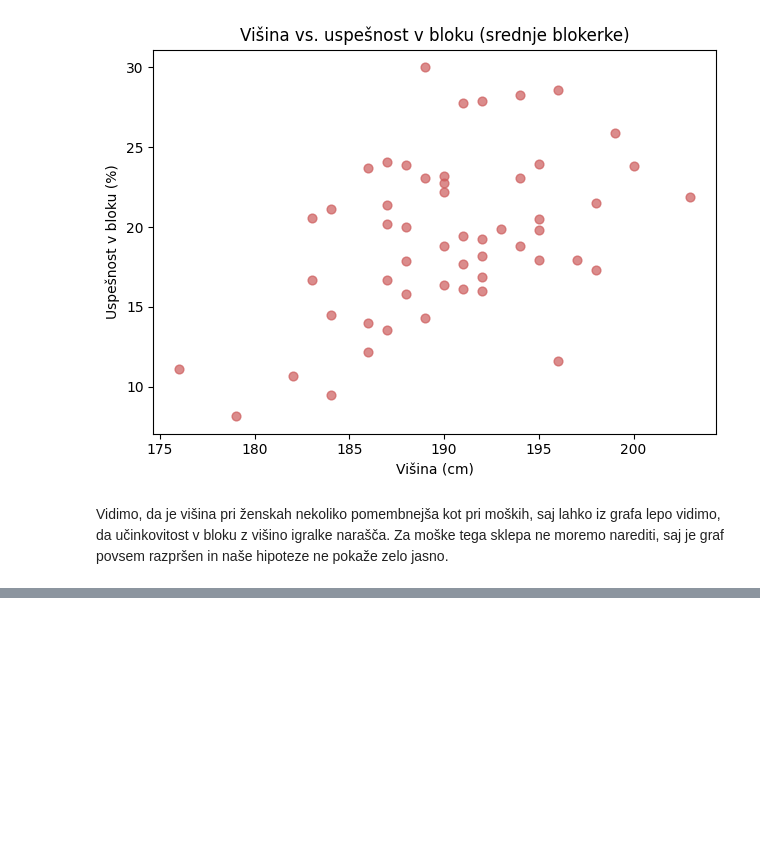
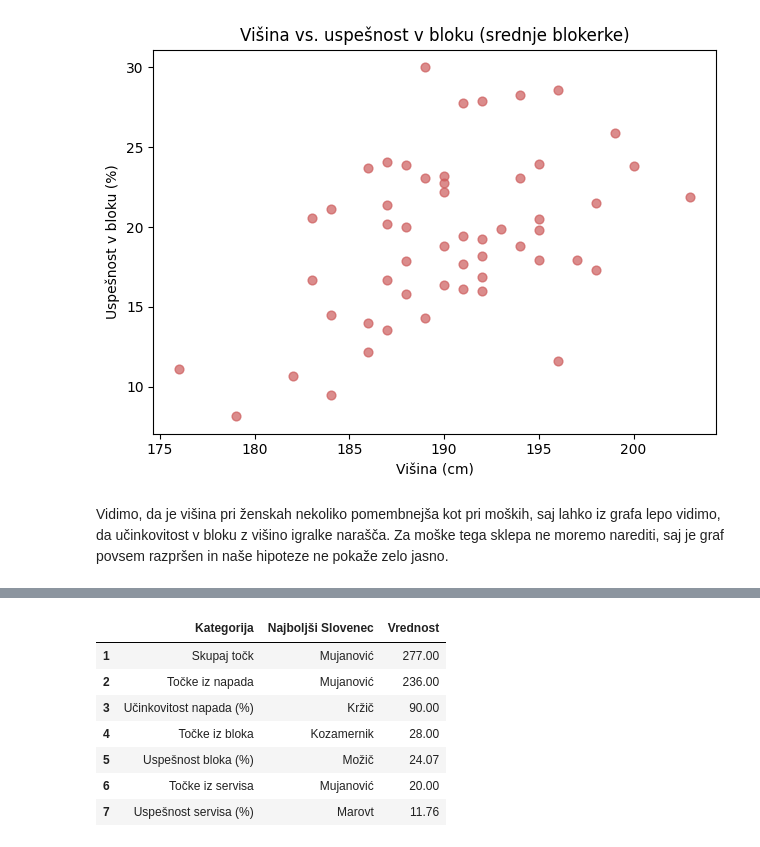
Before and after one commit to mijastijepic/UVP_projektna_naloga, a Jupyter notebook: analiza_podatkov.ipynb, the cells around one changed output, grey strips where cells are left out. Drawn from its saved outputs; the diff is of its cells as text; code cells hidden in the pictures; blank space fills up the shorter version.

```diff
--- a/analiza_podatkov.ipynb
+++ b/analiza_podatkov.ipynb
@@ -403,0 +408,41 @@ Vidimo, da je višina pri ženskah nekoliko pomembnejša kot pri moških, saj la
+# %%
+slovenija_moski = igralci[(igralci["drzava"] == "Slovenija")]
+
+stolpci_za_analizo = {
+    "tocke_skupaj": "Skupaj točk",
+    "tocke_napad": "Točke iz napada",
+    "ucinkovitost_napad": "Učinkovitost napada (%)",
+    "tocke_blok": "Točke iz bloka",
+    "uspesnost_blok": "Uspešnost bloka (%)",
+    "tocke_servis": "Točke iz servisa",
+    "uspesnost_servis": "Uspešnost servisa (%)",
+}
+
+najboljsi_po_kategorijah = []
+
+for stolpec, ime_kategorije in stolpci_za_analizo.items():
+
+    podatki = slovenija_moski
+
+    indeks_najboljsega = podatki[stolpec].idxmax()
+
+    vrstica_najboljsega = podatki.loc[indeks_najboljsega]
+
+    najboljsi_po_kategorijah.append({
+        "Kategorija": ime_kategorije,
+        "Najboljši Slovenec": vrstica_najboljsega["priimek"],
+        "Vrednost": vrstica_najboljsega[stolpec],
+    })
+
+najboljsi_tabela = pd.DataFrame(najboljsi_po_kategorijah)
+najboljsi_tabela.index += 1
+najboljsi_tabela
+# %% [output]
+|  | Kategorija | Najboljši Slovenec | Vrednost |
+| 1 | Skupaj točk | Mujanović | 277.00 |
+| 2 | Točke iz napada | Mujanović | 236.00 |
+| 3 | Učinkovitost napada (%) | Kržič | 90.00 |
+| 4 | Točke iz bloka | Kozamernik | 28.00 |
+| 5 | Uspešnost bloka (%) | Možič | 24.07 |
+| 6 | Točke iz servisa | Mujanović | 20.00 |
+| 7 | Uspešnost servisa (%) | Marovt | 11.76 |
```
Also changed, not shown: parts of 3 cells of this notebook.
